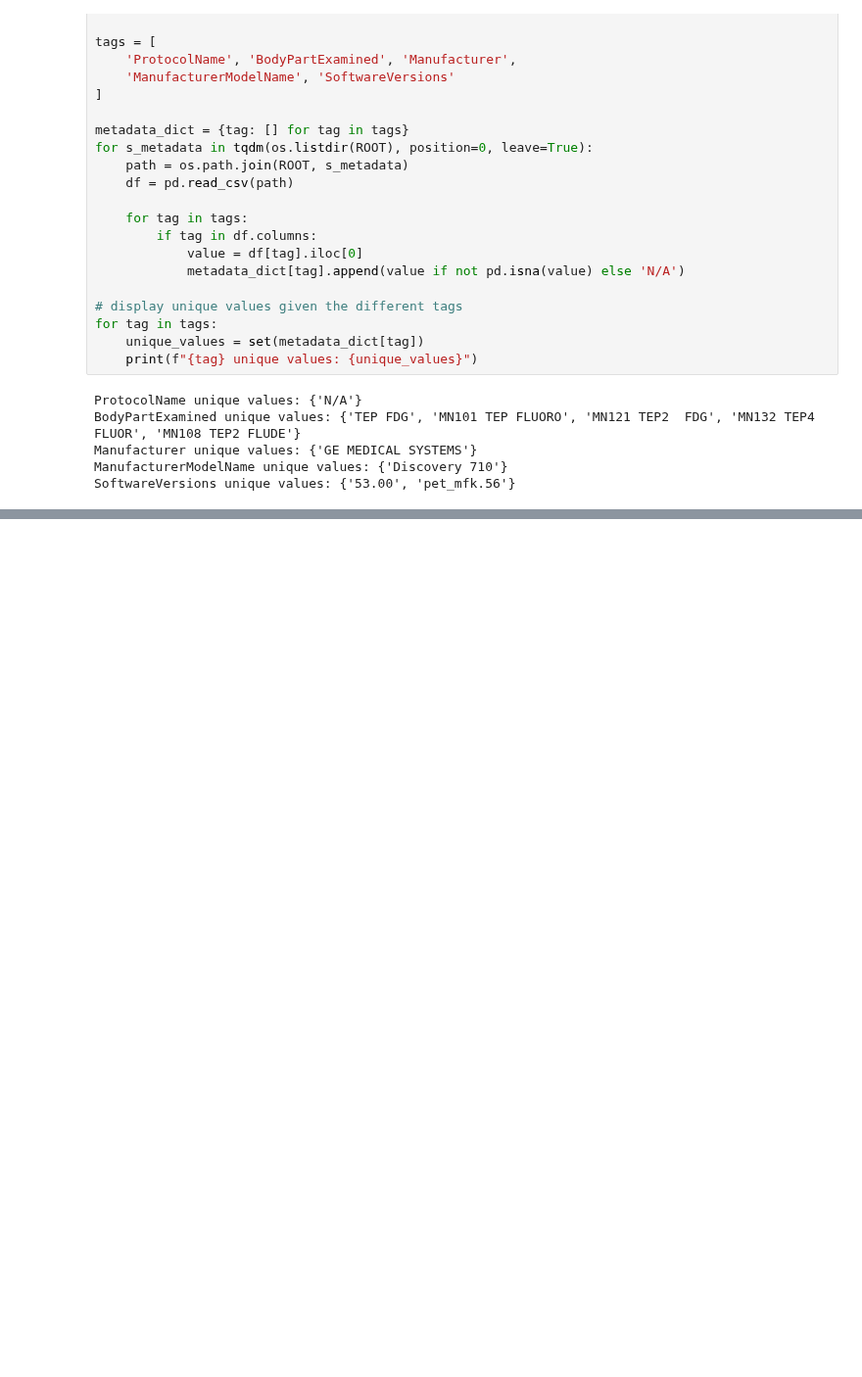
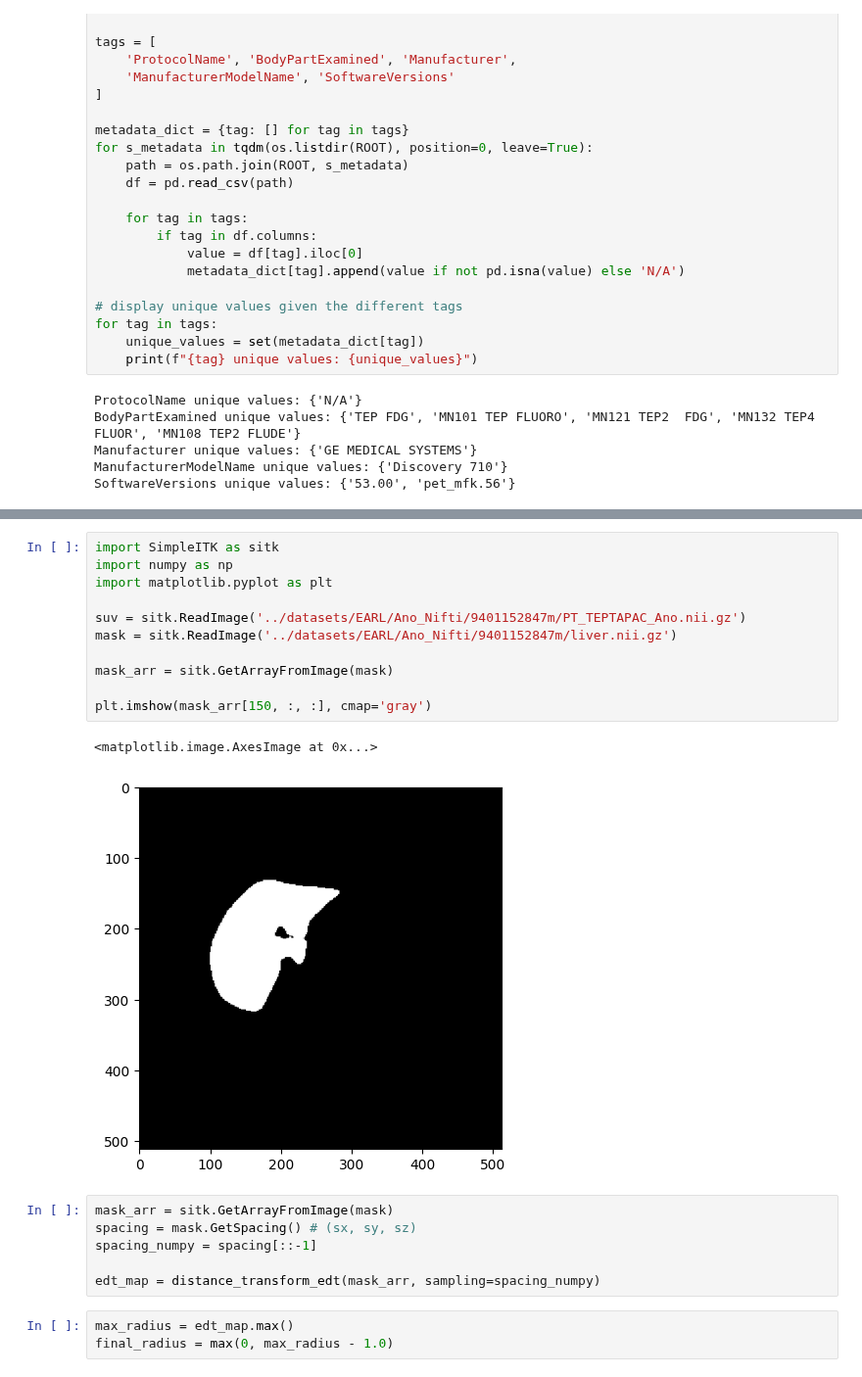
Before and after one commit to Arksyd96/federated-pet-harmonization, a Jupyter notebook: draft.ipynb, the cells around one changed output, grey strips where cells are left out. Shown at 98% size. Saved outputs shown, nothing was run; the diff lists cells and outputs as text; blank space fills up the shorter version.

```diff
--- a/draft.ipynb
+++ b/draft.ipynb
@@ -441,0 +468,23 @@ df
+# %%
+import SimpleITK as sitk
+import numpy as np
+import matplotlib.pyplot as plt
+
+suv = sitk.ReadImage('../datasets/EARL/Ano_Nifti/9401152847m/PT_TEPTAPAC_Ano.nii.gz')
+mask = sitk.ReadImage('../datasets/EARL/Ano_Nifti/9401152847m/liver.nii.gz')
+
+mask_arr = sitk.GetArrayFromImage(mask)
+
+plt.imshow(mask_arr[150, :, :], cmap='gray')
+# %% [output]
+<matplotlib.image.AxesImage at 0x...>
+[figure, added]
+# %%
+mask_arr = sitk.GetArrayFromImage(mask)
+spacing = mask.GetSpacing() # (sx, sy, sz)
+spacing_numpy = spacing[::-1]
+
+edt_map = distance_transform_edt(mask_arr, sampling=spacing_numpy)
+# %%
+max_radius = edt_map.max()
+final_radius = max(0, max_radius - 1.0)
```
Also changed, not shown: parts of 8 cells of this notebook, 10 other files.
